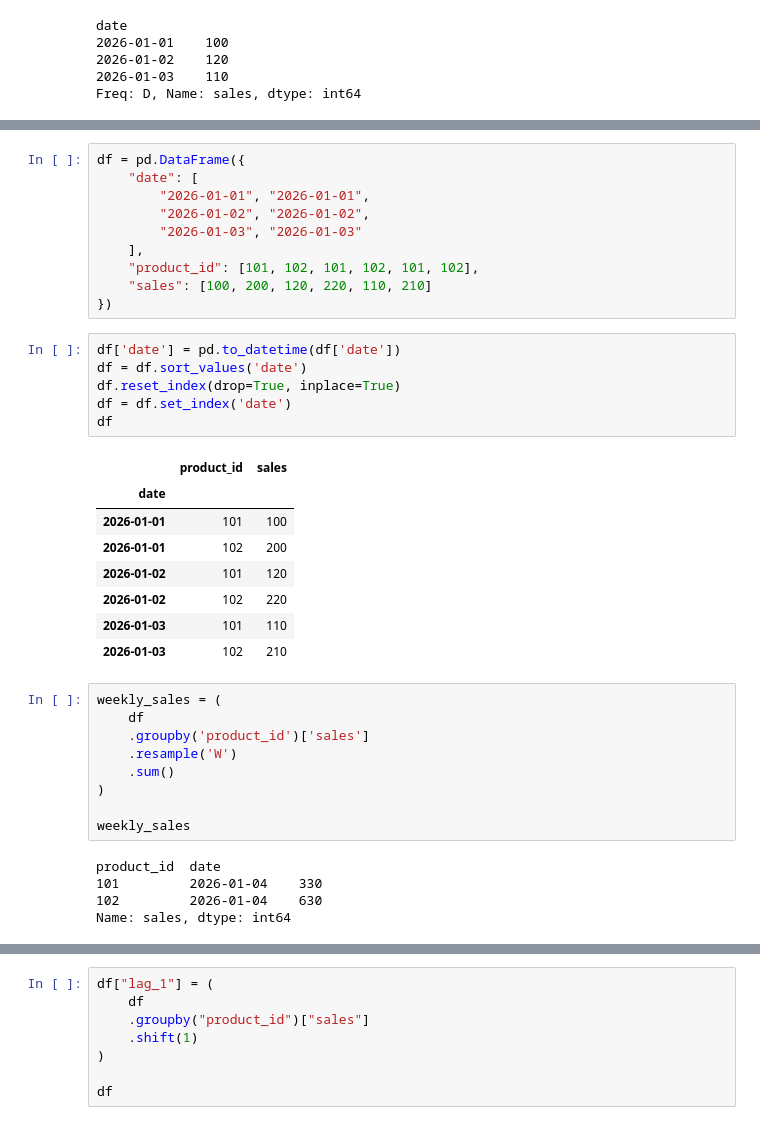
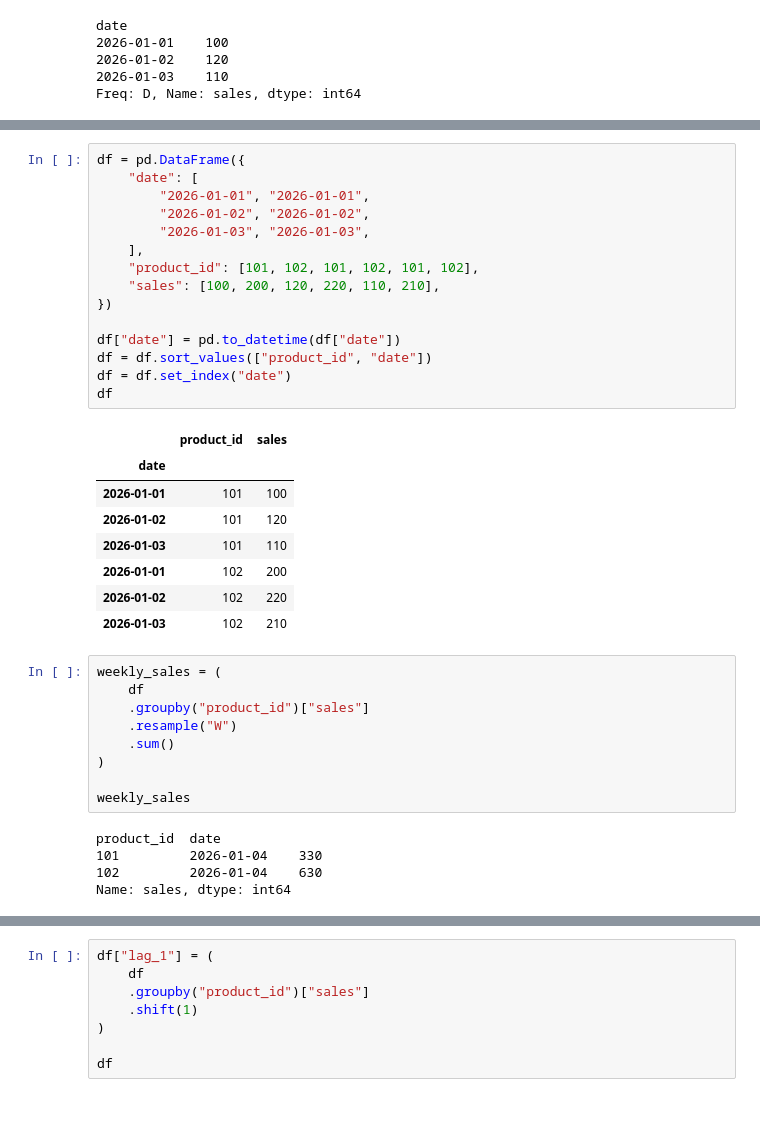
Before and after one commit to amitskingh/aiml-lab, a Jupyter notebook: pandas/001-sql-pandas.ipynb, the cells around one changed output, grey strips where cells are left out. Cells and saved outputs as stored; diff of their text form.

```diff
--- a/pandas/001-sql-pandas.ipynb
+++ b/pandas/001-sql-pandas.ipynb
@@ -153,33 +251,32 @@ monthly_sales = (
 # %%
 df = pd.DataFrame({
     "date": [
         "2026-01-01", "2026-01-01",
         "2026-01-02", "2026-01-02",
-        "2026-01-03", "2026-01-03"
+        "2026-01-03", "2026-01-03",
     ],
     "product_id": [101, 102, 101, 102, 101, 102],
-    "sales": [100, 200, 120, 220, 110, 210]
+    "sales": [100, 200, 120, 220, 110, 210],
 })
+
+df["date"] = pd.to_datetime(df["date"])
+df = df.sort_values(["product_id", "date"])
+df = df.set_index("date")
+df
+# %% [output]
+|  | product_id | sales |
+| date |  |  |
+| 2026-01-01 | 101 | 100 |
+| 2026-01-02 | 101 | 120 |
+| 2026-01-03 | 101 | 110 |
+| 2026-01-01 | 102 | 200 |
+| 2026-01-02 | 102 | 220 |
+| 2026-01-03 | 102 | 210 |
-# %%
-df['date'] = pd.to_datetime(df['date'])
-df = df.sort_values('date')
-df.reset_index(drop=True, inplace=True)
-df = df.set_index('date')
-df
-# %% [output]
-|  | product_id | sales |
-| date |  |  |
-| 2026-01-01 | 101 | 100 |
-| 2026-01-01 | 102 | 200 |
-| 2026-01-02 | 101 | 120 |
-| 2026-01-02 | 102 | 220 |
-| 2026-01-03 | 101 | 110 |
-| 2026-01-03 | 102 | 210 |
 # %%
 weekly_sales = (
     df
-    .groupby('product_id')['sales']
-    .resample('W')
+    .groupby("product_id")["sales"]
+    .resample("W")
     .sum()
 )
 
```
Also changed, not shown: parts of 54 cells of this notebook, 1 other file.
